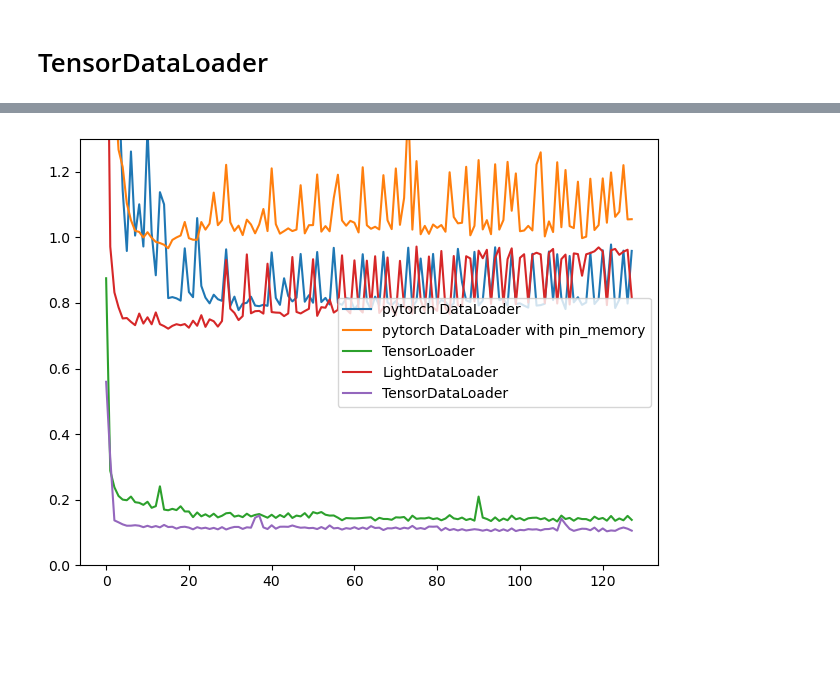
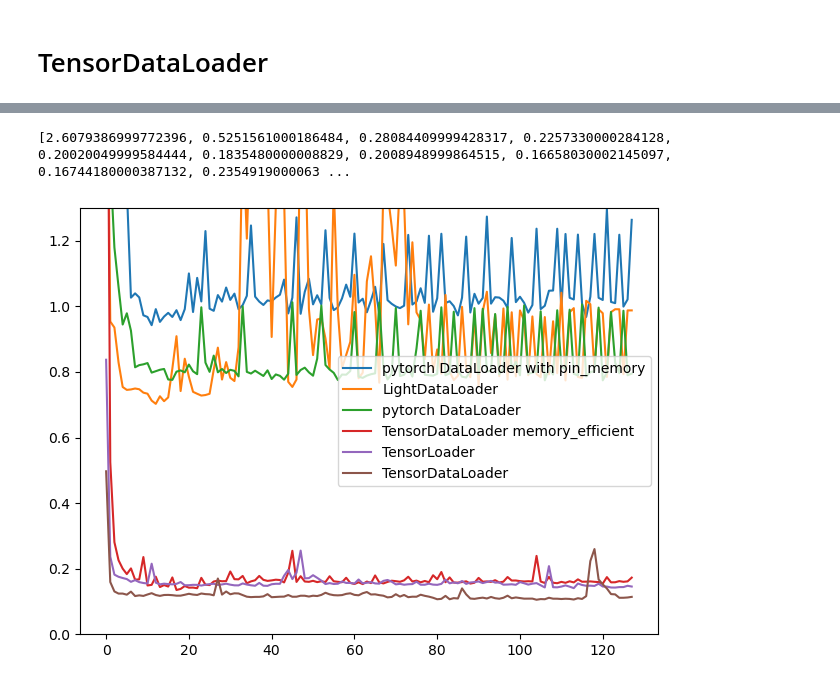
Before and after one commit to inikishev/light-dataloader, a Jupyter notebook: benchmark - locally.ipynb, the cells around one changed output, grey strips where cells are left out. Cells and saved outputs as stored; diff of their text form; code cells hidden in the pictures; blank space fills up the shorter version.

```diff
--- a/benchmark - locally.ipynb
+++ b/benchmark - locally.ipynb
@@ -263,10 +106,27 @@ print(time_per_batch_size['TensorDataLoader'])
+# %%
+time_per_batch_size['TensorDataLoader memory_efficient'] = []
+
+for batch_size in tqdm(range(1, 1024, 8)):
+  tensor_dataloader = TensorDataLoader((images, labels), batch_size = batch_size, shuffle = True, memory_efficient=True)
+
+  start = perf_counter()
+  for batch in tensor_dataloader: pass
+  time_per_batch_size['TensorDataLoader memory_efficient'].append(perf_counter() - start)
+
+print(time_per_batch_size['TensorDataLoader memory_efficient'])
+# %% [output]
+[2.6079386999772396, 0.5251561000186484, 0.28084409999428317, 0.2257330000284128, 0.20020049999584444, 0.1835480000008829, 0.2008948999864515, 0.16658030002145097, 0.16744180000387132, 0.2354919000063 ...
 # %%
-for key, vals in time_per_batch_size.items():
+import numpy as np
+
+time_per_batch_size_t = sorted(time_per_batch_size.items(), key = lambda x: np.mean(x[1]), reverse = True)
+
+for key, vals in time_per_batch_size_t:
   plt.plot(vals, label = key)
 
 plt.legend()
 plt.ylim(0, 1.3)
 plt.tight_layout()
 plt.show()
 # %% [output]
-[figure, old version]
+[figure, new version]
```
Also changed, not shown: parts of 8 cells of this notebook, 1 other file.
